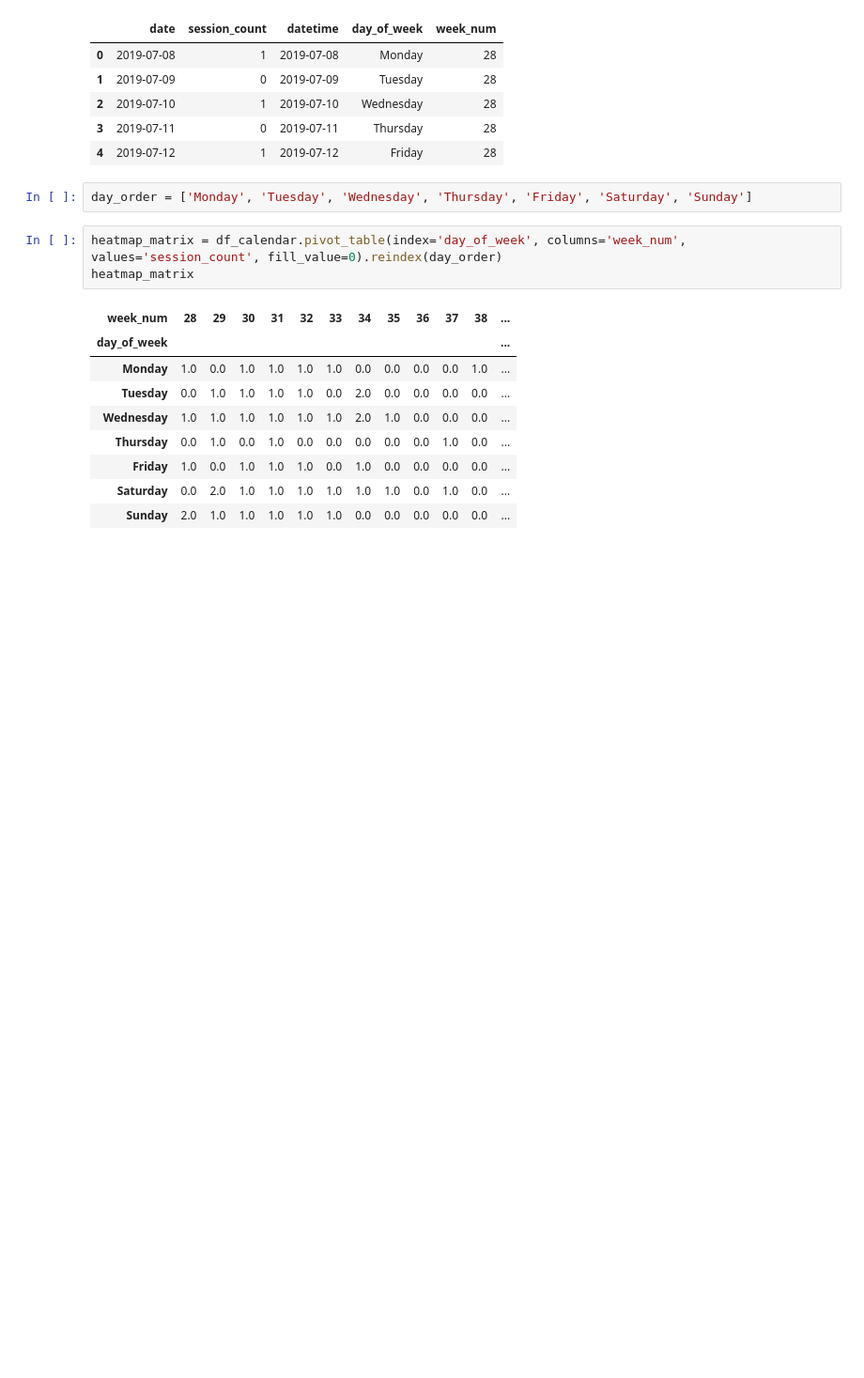
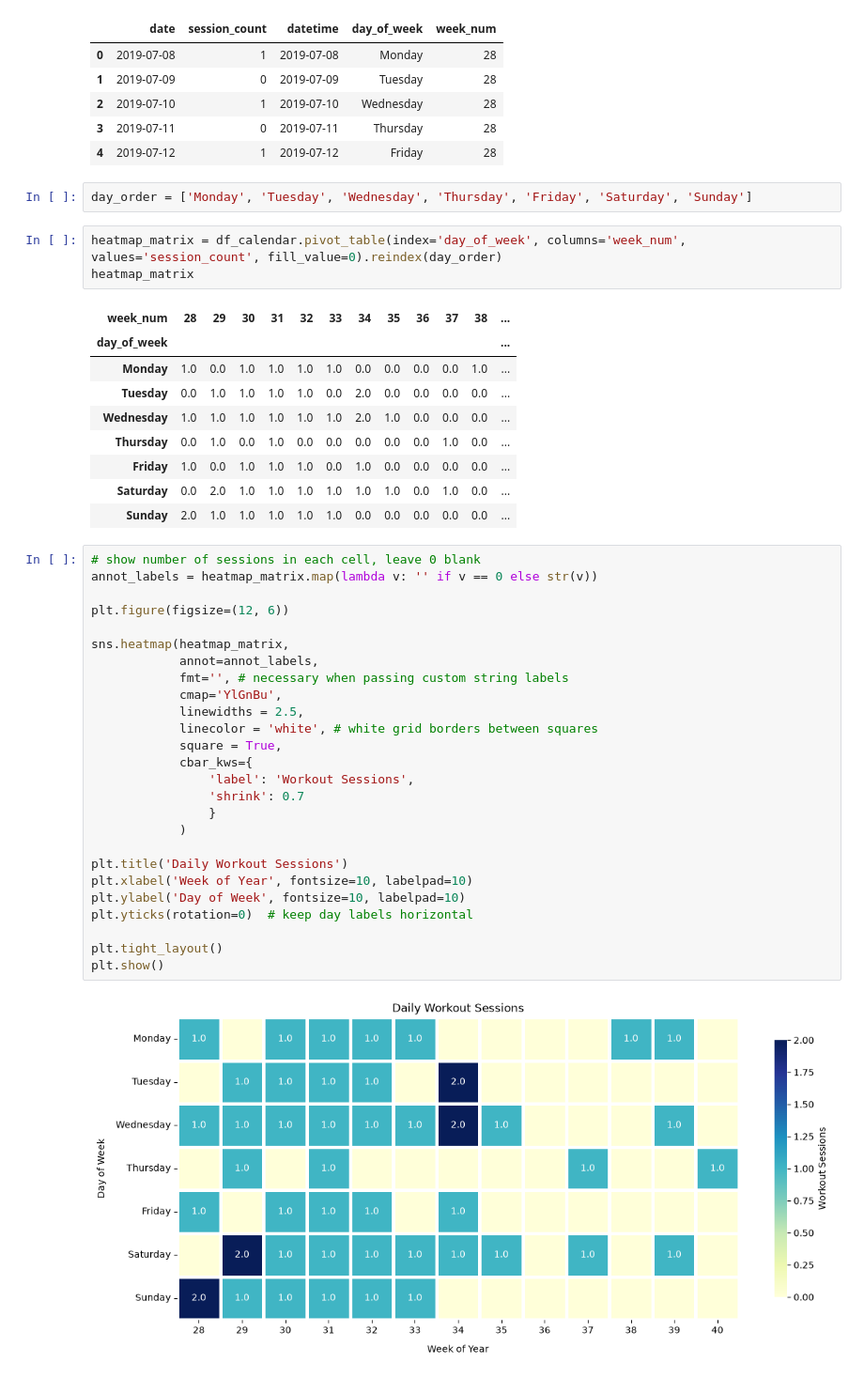
Before and after one commit to vandao288/strava_data_report, a Jupyter notebook: strava.ipynb, the cells around one changed output. Shown at 94% size. Cells and saved outputs as stored; diff of their text form; blank space fills up the shorter version.

Commit message:
Heat map for workout sessions: first attempt

```diff
--- a/strava.ipynb
+++ b/strava.ipynb
@@ -645,3 +645,31 @@ heatmap_matrix
 | Friday | 1.0 | 0.0 | 1.0 | 1.0 | 1.0 | 0.0 | 1.0 | 0.0 | 0.0 | 0.0 | 0.0 | ... |
 | Saturday | 0.0 | 2.0 | 1.0 | 1.0 | 1.0 | 1.0 | 1.0 | 1.0 | 0.0 | 1.0 | 0.0 | ... |
 | Sunday | 2.0 | 1.0 | 1.0 | 1.0 | 1.0 | 1.0 | 0.0 | 0.0 | 0.0 | 0.0 | 0.0 | ... |
+# %%
+# show number of sessions in each cell, leave 0 blank
+annot_labels = heatmap_matrix.map(lambda v: '' if v == 0 else str(v))
+
+plt.figure(figsize=(12, 6))
+
+sns.heatmap(heatmap_matrix,
+            annot=annot_labels,
+            fmt='', # necessary when passing custom string labels
+            cmap='YlGnBu',
+            linewidths = 2.5,
+            linecolor = 'white', # white grid borders between squares
+            square = True,
+            cbar_kws={
+                'label': 'Workout Sessions',
+                'shrink': 0.7
+                }
+            )
+
+plt.title('Daily Workout Sessions')
+plt.xlabel('Week of Year', fontsize=10, labelpad=10)
+plt.ylabel('Day of Week', fontsize=10, labelpad=10)
+plt.yticks(rotation=0)  # keep day labels horizontal
+
+plt.tight_layout()
+plt.show()
+# %% [output]
+[figure, added]
```
